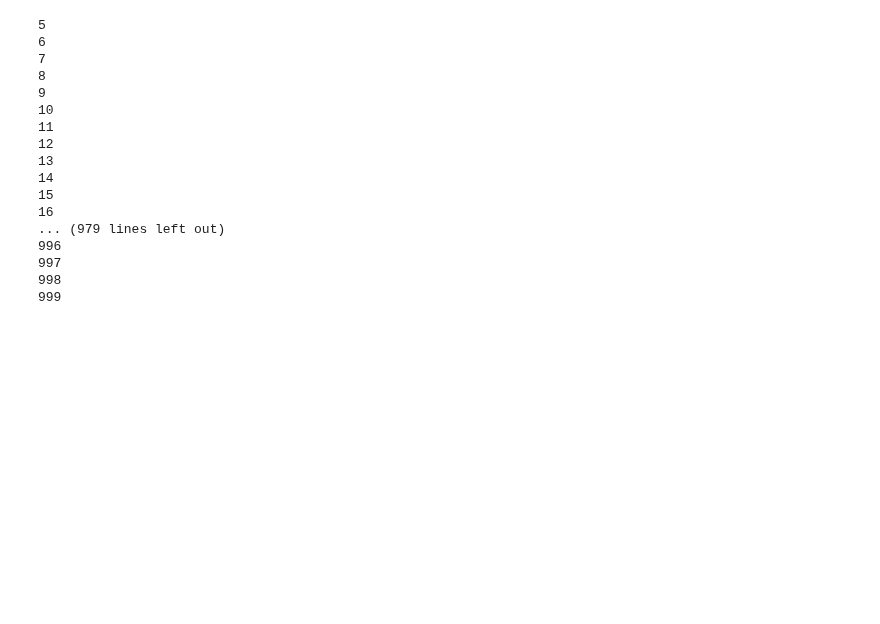
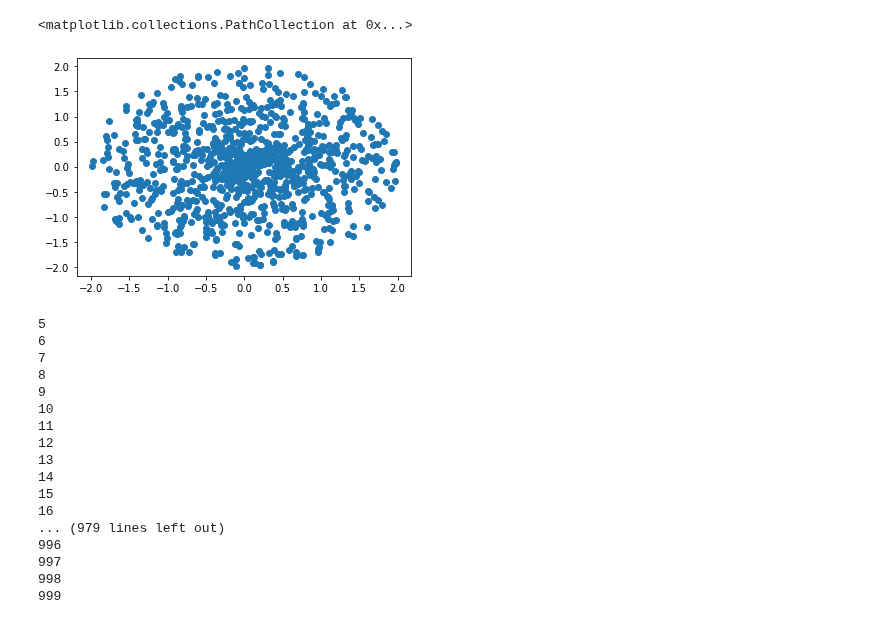
Before and after one commit to HuangHaoyu1997/Reservoir-Computing, a Jupyter notebook: test.ipynb, the cells around one changed output. Cells and saved outputs as stored; diff of their text form; code cells hidden in the pictures; blank space fills up the shorter version.

```diff
--- a/test.ipynb
+++ b/test.ipynb
@@ -24,6 +24,20 @@ def DistanceFunction(A, B, beta, gamma):
     '''
     distance = np.sqrt(np.sum((A-B)**2))
     return beta * np.exp(-gamma * distance)
+# %%
+R = 2
+y = []
+
+for i in range(1000):
+    theta = np.random.uniform(0,1)
+    l = np.random.uniform(0, R)
+    coordinate = [l*np.cos(2*np.pi*theta), l*np.sin(2*np.pi*theta)]
+    y.append(coordinate)
+y = np.array(y)
+plt.scatter(y[:,0], y[:,1])
+# %% [output]
+<matplotlib.collections.PathCollection at 0x...>
+[figure, added]
 # %%
 N = 1000
 G = nx.Graph()
```
Also changed, not shown: parts of 1 cell of this notebook.
